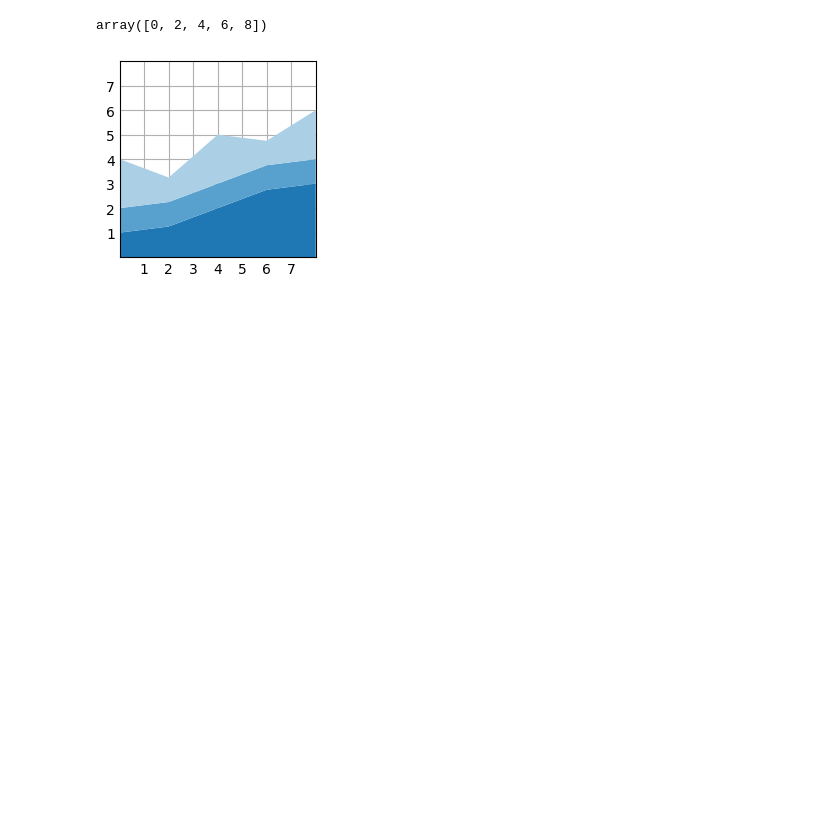
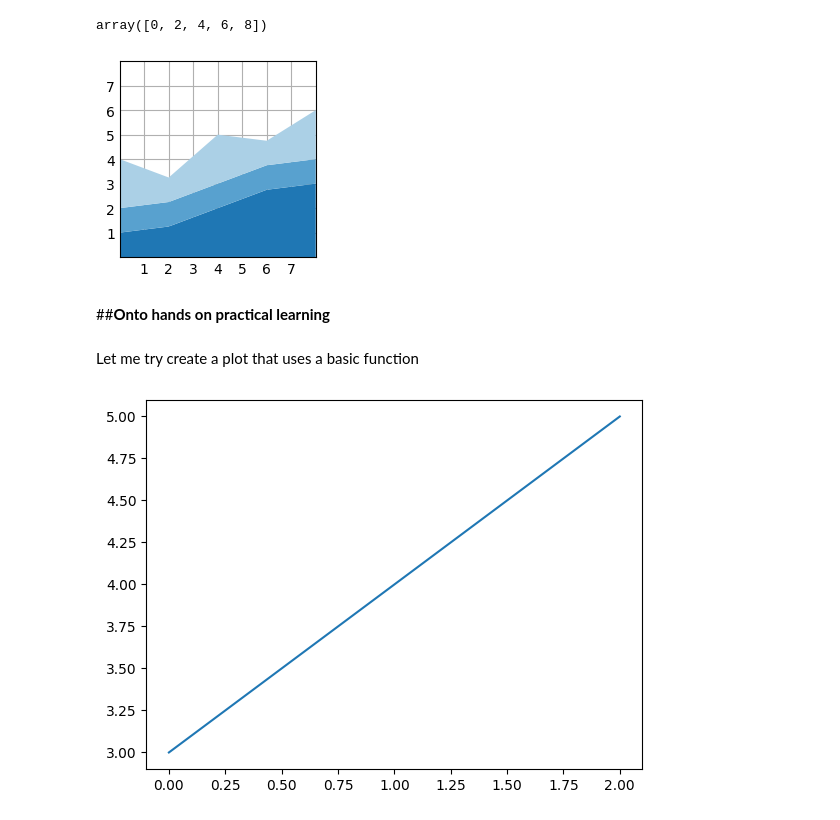
Before and after one commit to kibuba-njihia/mastering-matplotlib, a Jupyter notebook: matplotlib.ipynb, the cells around one changed output. Drawn from its saved outputs; the diff is of its cells as text; code cells hidden in the pictures; blank space fills up the shorter version.

```diff
--- a/matplotlib.ipynb
+++ b/matplotlib.ipynb
@@ -278,3 +278,7 @@ ax.set(xlim=(0, 8), xticks=np.arange(1, 8),
 plt.show()
 # %% [output]
 [figure]
+# %% [markdown]
+##**Onto hands on practical learning**
+# %% [markdown]
+Let me try create a plot that uses a basic function
@@ -280,0 +291,9 @@ plt.show()
+# %%
+x_axis=np.arange(3)
+x_axis
+y_axis=np.arange(3,6)
+y_axis
+plt.plot(x_axis,y_axis)
+plt.show()
+# %% [output]
+[figure, added]
```
Also changed, not shown: parts of 3 cells of this notebook.
